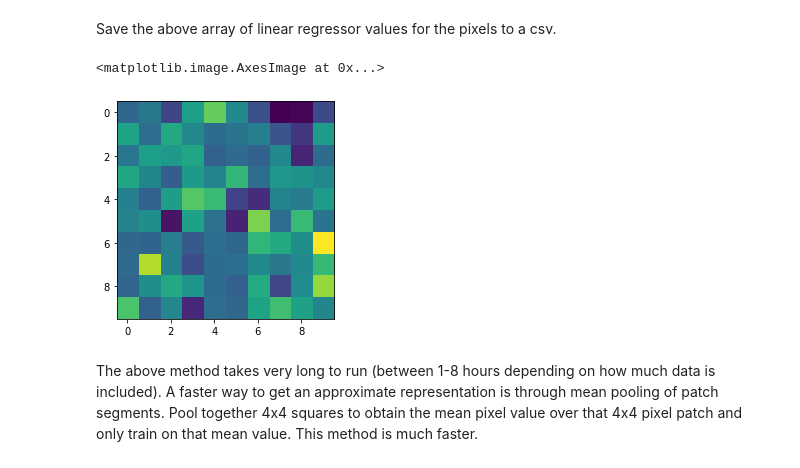
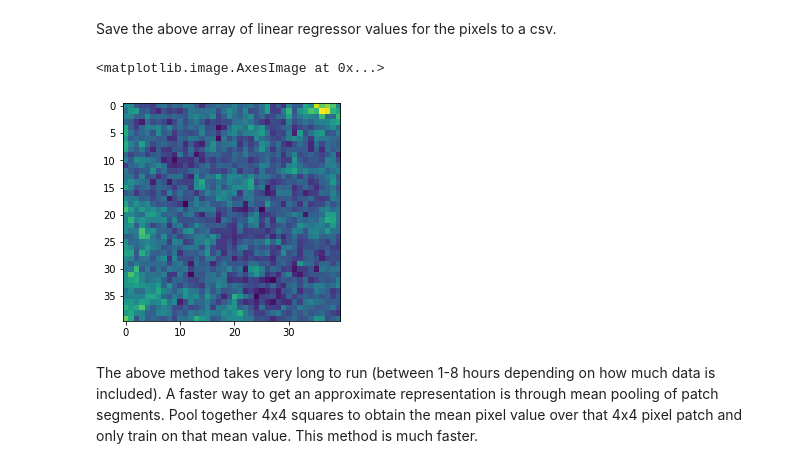
Before and after one commit to sam-ghala/CoRNN, a Jupyter notebook: data/VotingRegressor.ipynb, the cells around one changed output. Drawn from its saved outputs; the diff is of its cells as text; code cells hidden in the pictures.

```diff
--- a/data/VotingRegressor.ipynb
+++ b/data/VotingRegressor.ipynb
@@ -418,11 +418,12 @@ elif patch_analysis:
 36, 36
 # %% [markdown]
 Save the above array of linear regressor values for the pixels to a csv.
-# %%
-plt.imshow(image_scores)
-# %% [output]
-<matplotlib.image.AxesImage at 0x...>
-[figure, removed]
+# %%
+image_scores = np.genfromtxt('image_scores_FULL.csv', delimiter=',')
+plt.imshow(image_scores)
+# %% [output]
+<matplotlib.image.AxesImage at 0x...>
+[figure, added]
 # %% [markdown]
 The above method takes very long to run (between 1-8 hours depending on how much data is included). A faster way to get an approximate representation is through mean pooling of patch segments. Pool together 4x4 squares to obtain the mean pixel value over that 4x4 pixel patch and only train on that mean value. This method is much faster.
 # %% [markdown]
```
Also changed, not shown: parts of 7 cells of this notebook.
